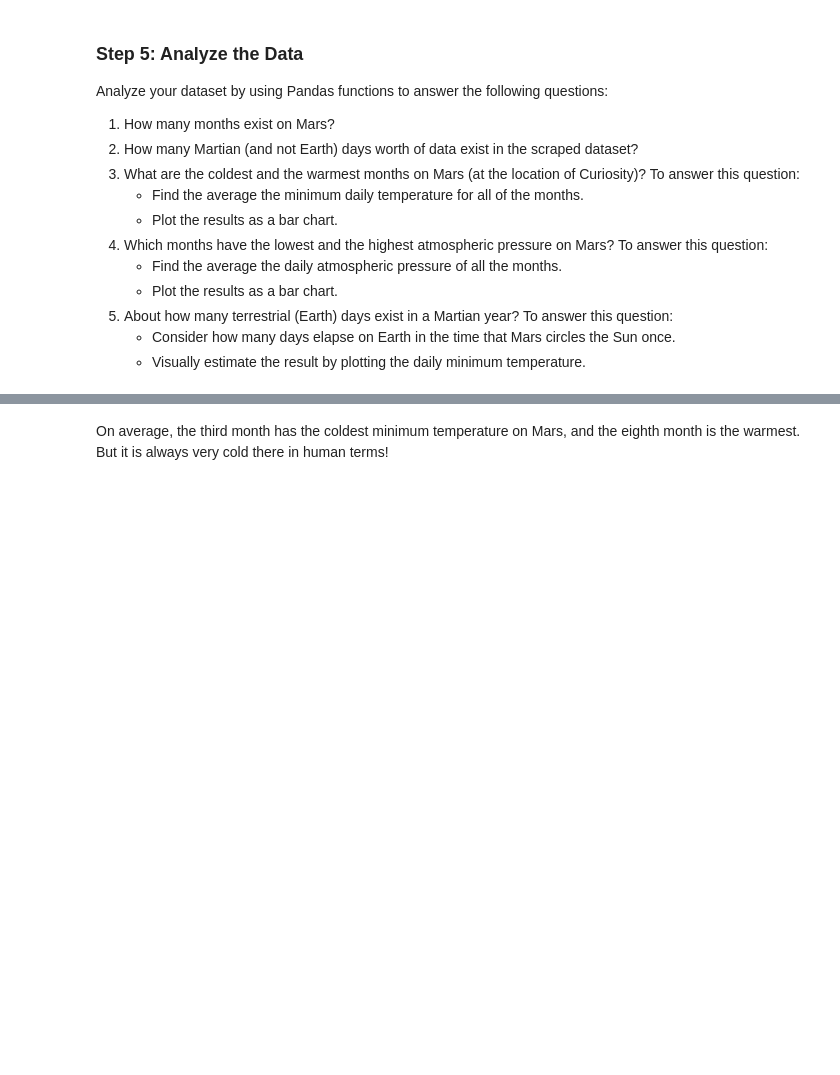
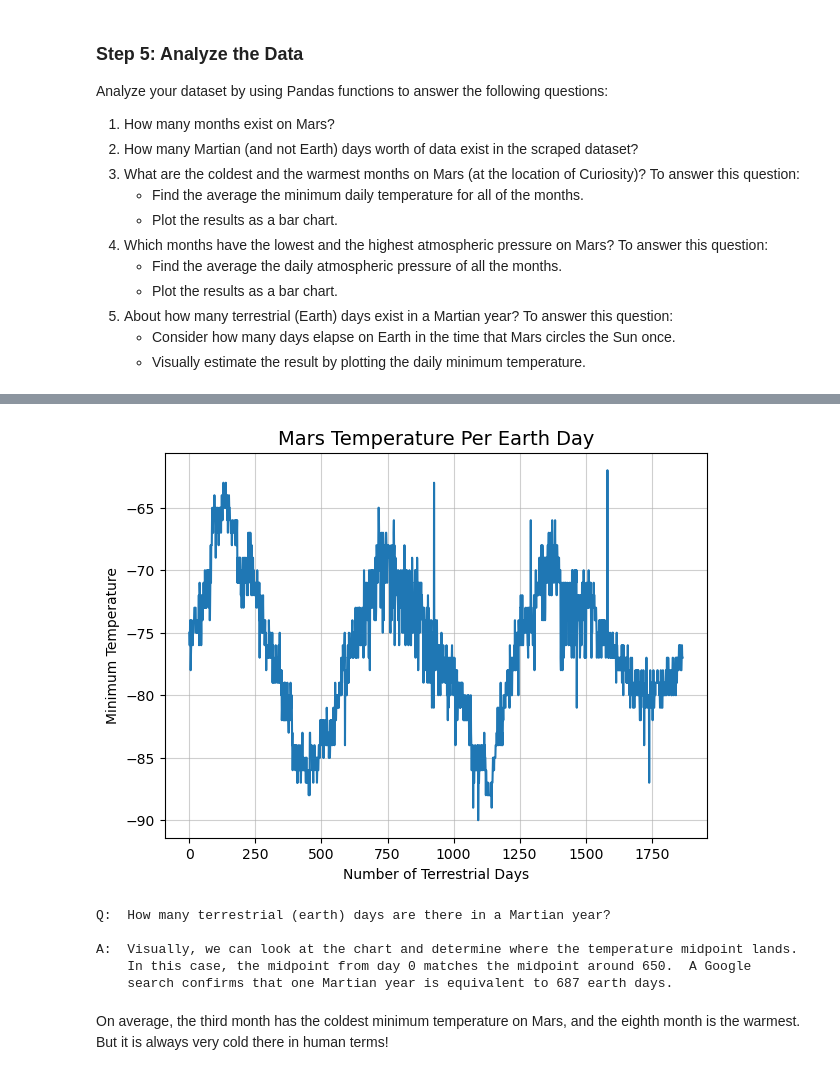
Before and after one commit to byTravis/Module11_Web-Scraping-Challenge, a Jupyter notebook: part_2_mars_weather.ipynb, the cells around one changed output, grey strips where cells are left out. Cells and saved outputs as stored; diff of their text form; code cells hidden in the pictures; blank space fills up the shorter version.

```diff
--- a/part_2_mars_weather.ipynb
+++ b/part_2_mars_weather.ipynb
@@ -200,3 +263,33 @@ Name: pressure, dtype: float64
+# %%
+# 5. How many terrestrial (earth) days are there in a Martian year?
+mars_date = mars_df.sort_values('terrestrial_date')
+mars_date = mars_date[['min_temp']]
+
+mars_date.plot(figsize=(7,5))
+
+plt.title('Mars Temperature Per Earth Day', fontsize=14)
+plt.xlabel('Number of Terrestrial Days', fontsize=10)
+plt.ylabel('Minimum Temperature', fontsize=10)
+plt.grid(alpha = .6)
+plt.tight_layout
+plt.legend().remove()
+
+plt.savefig("images/Mars-Temp-Earth-Days.png")
+plt.show()
+
+# Answer by using chart analysis
+print("Q:  How many terrestrial (earth) days are there in a Martian year?")
+print()
+print("A:  Visually, we can look at the chart and determine where the temperature midpoint lands."  )
+print("    In this case, the midpoint from day 0 matches the midpoint around 650.  A Google")
+print("    search confirms that one Martian year is equivalent to 687 earth days.")
+# %% [output]
+[figure, added]
+Q:  How many terrestrial (earth) days are there in a Martian year?
+
+A:  Visually, we can look at the chart and determine where the temperature midpoint lands.
+    In this case, the midpoint from day 0 matches the midpoint around 650.  A Google
+    search confirms that one Martian year is equivalent to 687 earth days.
 # %% [markdown]
 On average, the third month has the coldest minimum temperature on Mars, and the eighth month is the warmest. But it is always very cold there in human terms!
 # %% [markdown]
```
Also changed, not shown: parts of 12 cells of this notebook, 5 other files.
